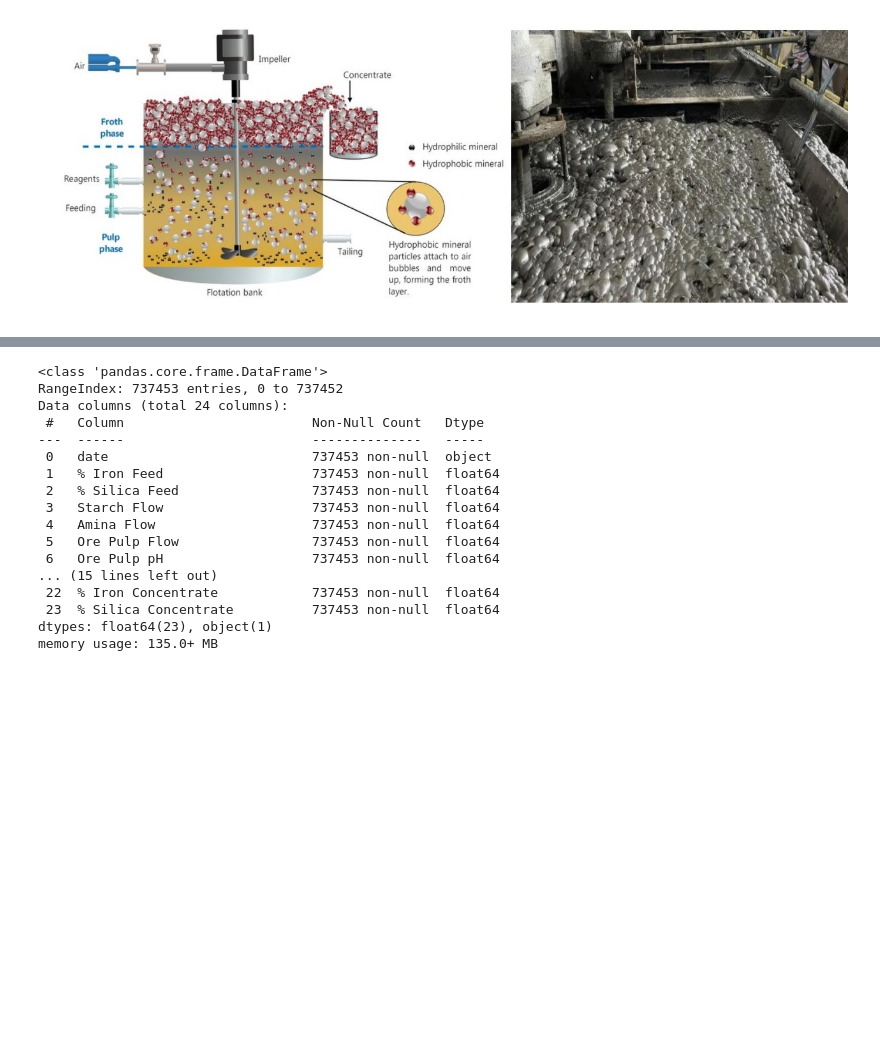
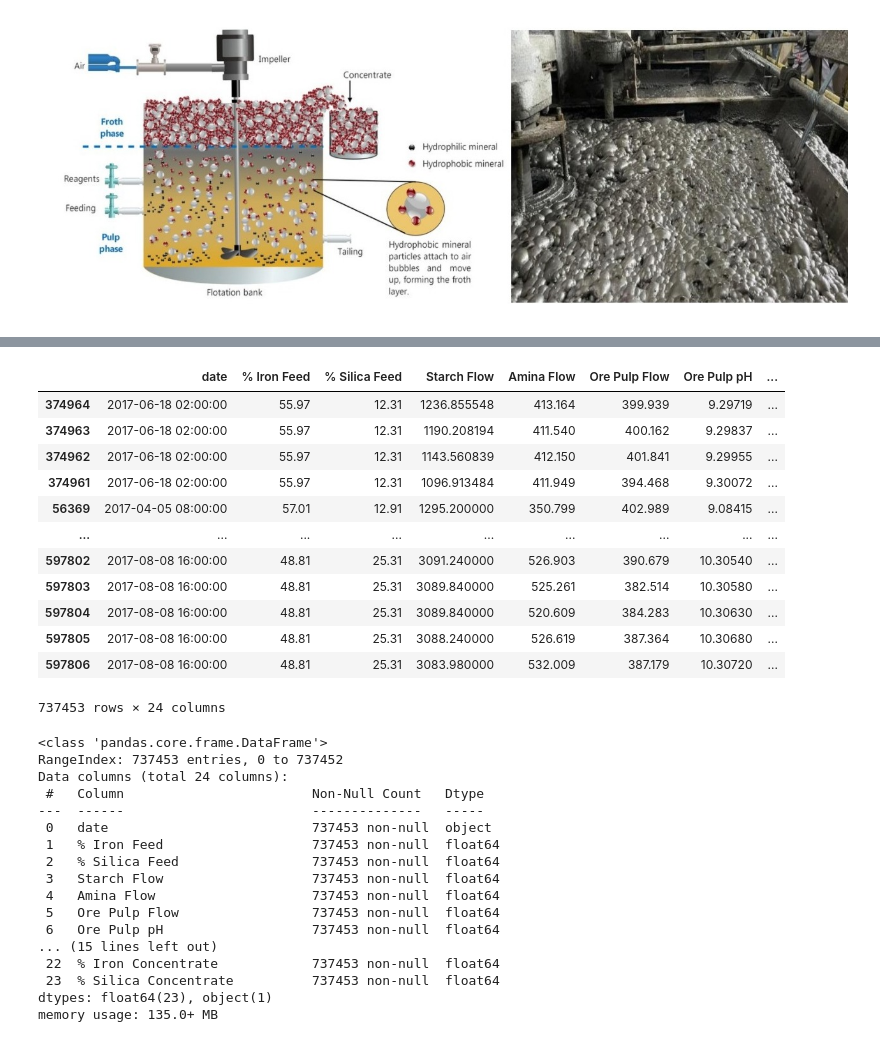
Before and after one commit to ArifAygun/Iron-Ore-Froth-Flotation-Quality-Prediction, a Jupyter notebook: Iron_Ore_Froth_Flotation_Quality_Prediction.ipynb, the cells around one changed output, grey strips where cells are left out. Saved outputs shown, nothing was run; the diff lists cells and outputs as text; code cells hidden in the pictures; blank space fills up the shorter version.

```diff
--- a/Iron_Ore_Froth_Flotation_Quality_Prediction.ipynb
+++ b/Iron_Ore_Froth_Flotation_Quality_Prediction.ipynb
@@ -65,3 +90,20 @@ Drive already mounted at /content/drive/; to attempt to forcibly remount, call d
+# %%
+sorted = raw_data.sort_values(by ='Ore Pulp Density')
+sorted
+# %% [output]
+|  | date | % Iron Feed | % Silica Feed | Starch Flow | Amina Flow | Ore Pulp Flow | Ore Pulp pH | ... |
+| 374964 | 2017-06-18 02:00:00 | 55.97 | 12.31 | 1236.855548 | 413.164 | 399.939 | 9.29719 | ... |
+| 374963 | 2017-06-18 02:00:00 | 55.97 | 12.31 | 1190.208194 | 411.540 | 400.162 | 9.29837 | ... |
+| 374962 | 2017-06-18 02:00:00 | 55.97 | 12.31 | 1143.560839 | 412.150 | 401.841 | 9.29955 | ... |
+| 374961 | 2017-06-18 02:00:00 | 55.97 | 12.31 | 1096.913484 | 411.949 | 394.468 | 9.30072 | ... |
+| 56369 | 2017-04-05 08:00:00 | 57.01 | 12.91 | 1295.200000 | 350.799 | 402.989 | 9.08415 | ... |
+| ... | ... | ... | ... | ... | ... | ... | ... | ... |
+| 597802 | 2017-08-08 16:00:00 | 48.81 | 25.31 | 3091.240000 | 526.903 | 390.679 | 10.30540 | ... |
+| 597803 | 2017-08-08 16:00:00 | 48.81 | 25.31 | 3089.840000 | 525.261 | 382.514 | 10.30580 | ... |
+| 597804 | 2017-08-08 16:00:00 | 48.81 | 25.31 | 3089.840000 | 520.609 | 384.283 | 10.30630 | ... |
+| 597805 | 2017-08-08 16:00:00 | 48.81 | 25.31 | 3088.240000 | 526.619 | 387.364 | 10.30680 | ... |
+| 597806 | 2017-08-08 16:00:00 | 48.81 | 25.31 | 3083.980000 | 532.009 | 387.179 | 10.30720 | ... |
+737453 rows × 24 columns
 # %%
 raw_data.info()
 # %% [output]
```
Also changed, not shown: parts of 56 cells of this notebook.
